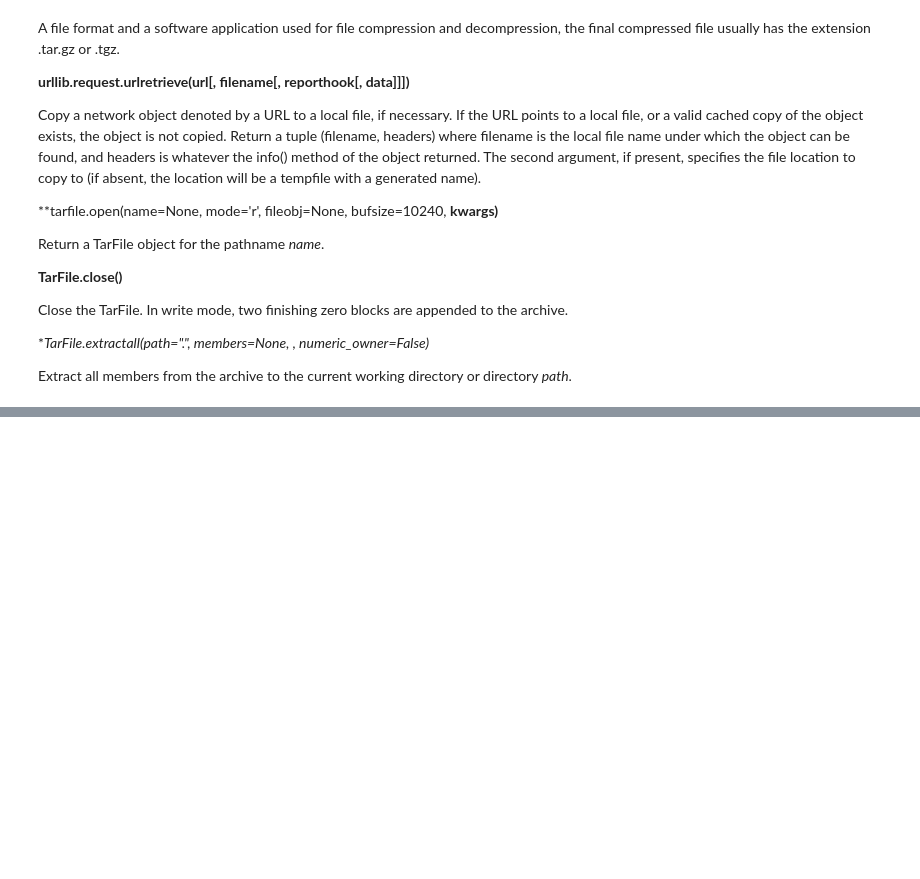
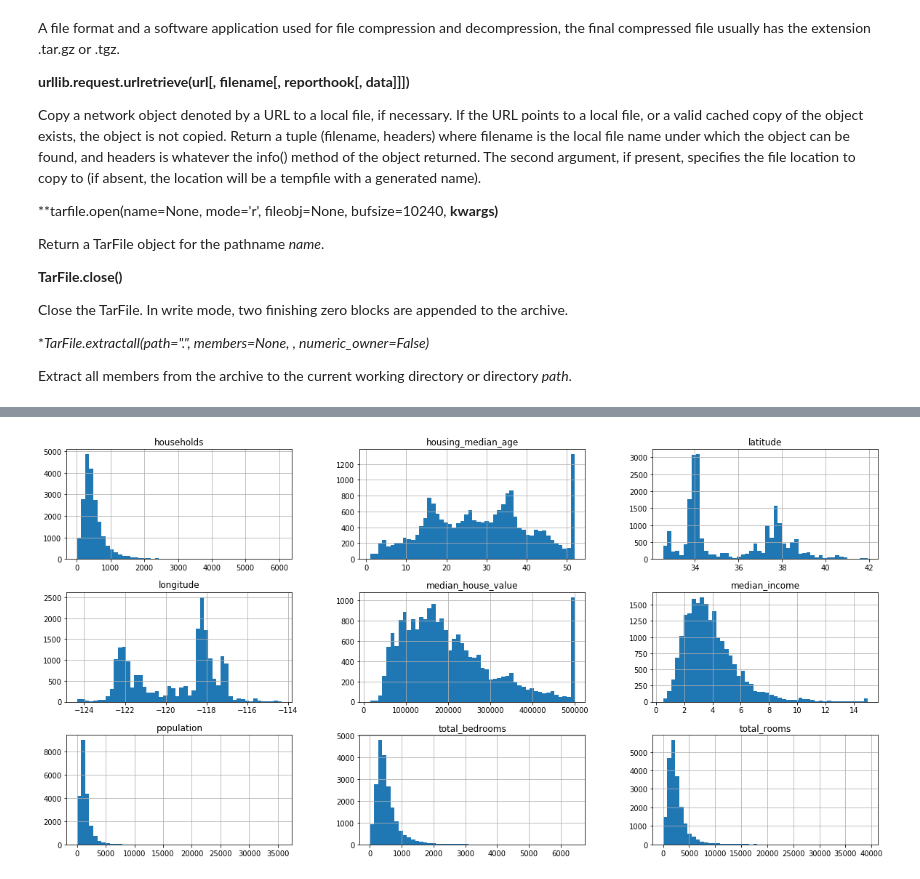
Before and after one commit to Magicbeanbuyer/Hands-On-Machine-Learning, a Jupyter notebook: Chapter 2 – End-to-end Machine Learning project.ipynb, the cells around one changed output, grey strips where cells are left out. Cells and saved outputs as stored; diff of their text form; code cells hidden in the pictures; blank space fills up the shorter version.

Commit message:
plot histogram

```diff
--- a/Chapter 2 – End-to-end Machine Learning project.ipynb
+++ b/Chapter 2 – End-to-end Machine Learning project.ipynb
@@ -45,3 +47,11 @@ Close the TarFile. In write mode, two finishing zero blocks are appended to the
 **TarFile.extractall(path=".", members=None, *, numeric_owner=False)**
 
 Extract all members from the archive to the current working directory or directory *path*.
+# %%
+def load_housing_data(housing_path=HOUSING_PATH):
+    csv_path = os.path.join(housing_path,'housing.csv')
+    return pd.read_csv(csv_path)
+# %%
+fetch_housing_data()
+housing = load_housing_data()
+housing.head()
@@ -47,0 +104,6 @@ Extract all members from the archive to the current working directory or directo
+# %%
+%matplotlib inline
+housing.hist(bins=50, figsize=(20,10))
+plt.show()
+# %% [output]
+[figure, added]
```
Also changed, not shown: parts of 7 cells of this notebook.
